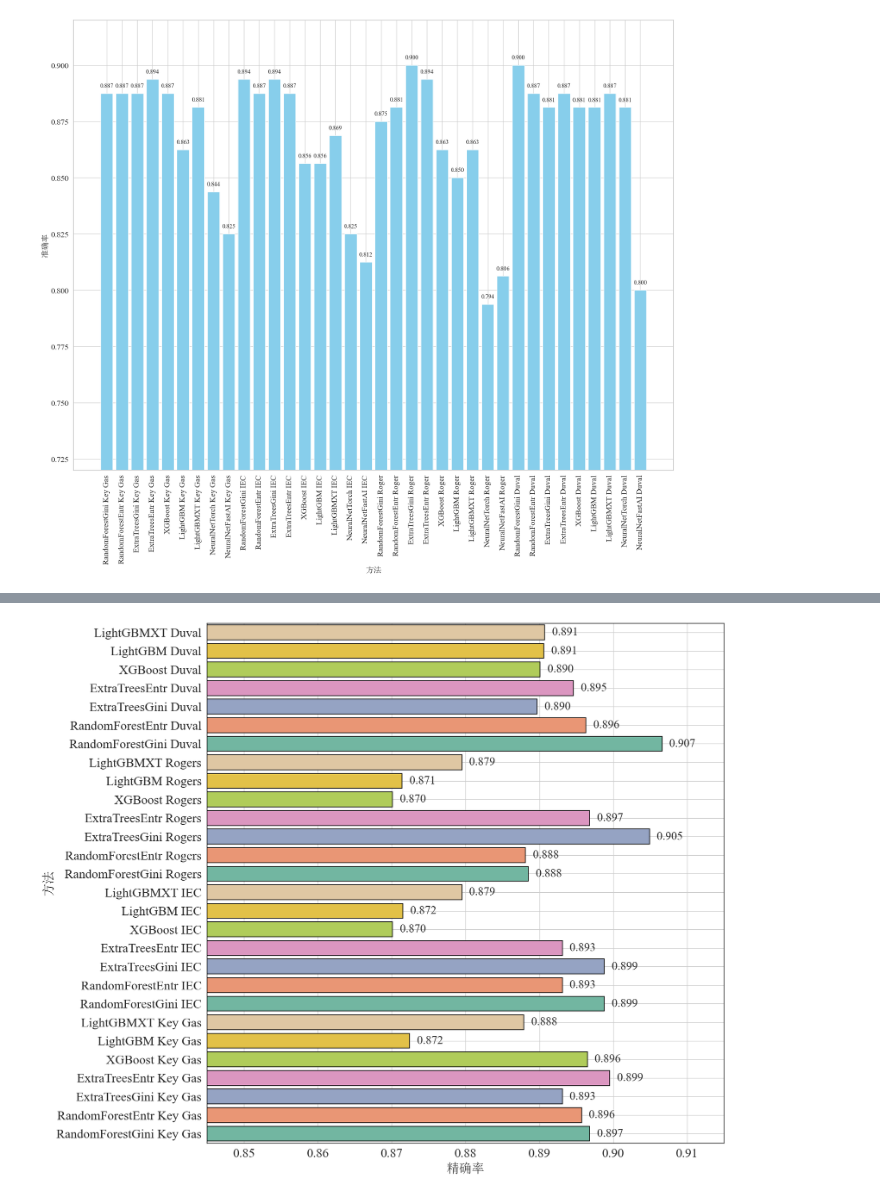
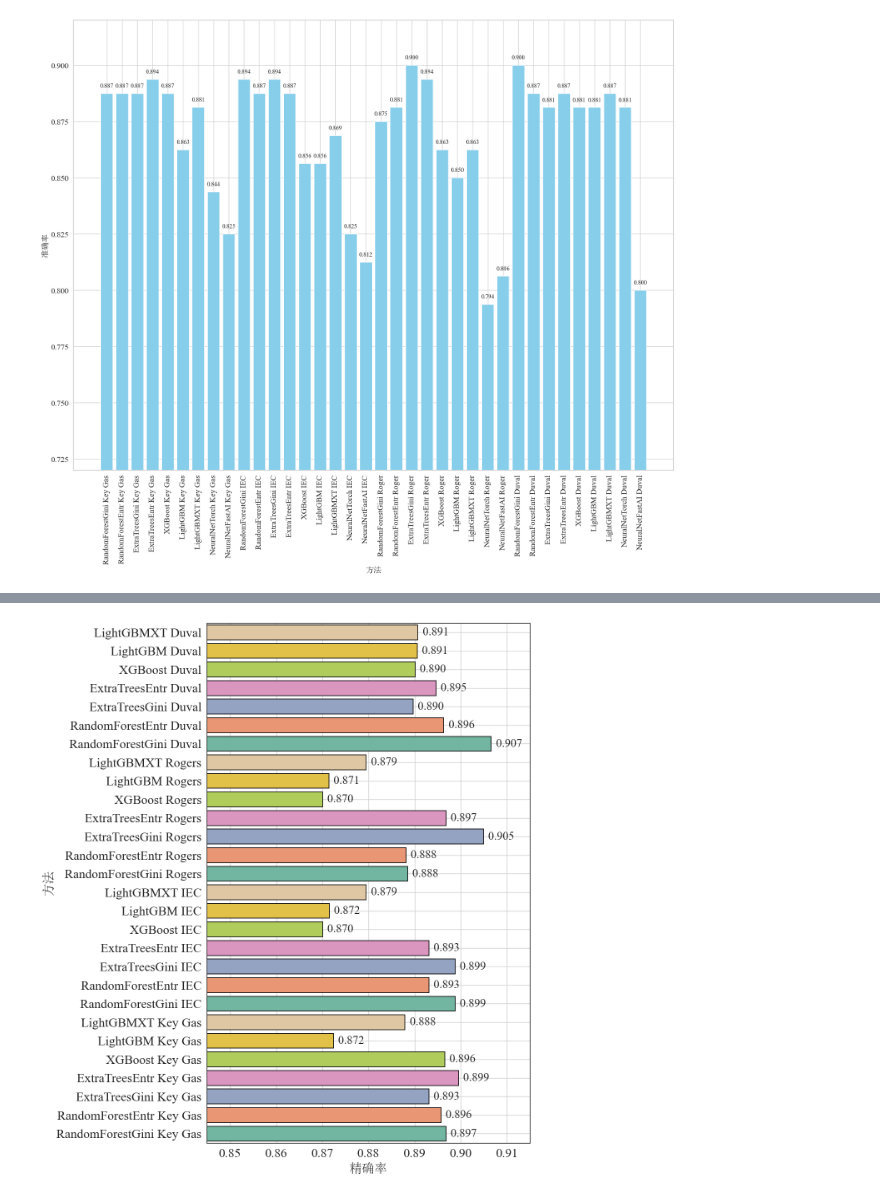
Before and after one commit to Sihan0229/DGA, a Jupyter notebook: Dissolved-Gas-Analysis/figure_show.ipynb, the cells around one changed output, grey strips where cells are left out. Cells and saved outputs as stored; diff of their text form; code cells hidden in the pictures.

```diff
--- a/Dissolved-Gas-Analysis/figure_show.ipynb
+++ b/Dissolved-Gas-Analysis/figure_show.ipynb
@@ -871,32 +871,32 @@ df['颜色'] = df['模型'].map(model_color_map)
 import seaborn as sns
 sns.set(style="whitegrid")
 
 # 绘图
-plt.figure(figsize=(16, 16))
+plt.figure(figsize=(10, 16))
 bars = plt.barh(df['方法'], df['Precision'], color=df['颜色'],
         edgecolor='black',      # 添加边框
         linewidth=1.2)
 
 # 添加数值标签
 for bar in bars:
     width = bar.get_width()
     plt.text(width + 0.001, bar.get_y() + bar.get_height()/2, f'{width:.3f}',
              va='center', ha='left', fontsize=20, fontproperties=font_en)
 
 # 坐标轴设置
 plt.ylabel('方法', fontsize=22, fontproperties=font_cn)
 plt.xlabel('精确率', fontsize=22, fontproperties=font_cn)
 plt.yticks(fontsize=22, fontproperties=font_en)
 plt.xticks(fontsize=22, fontproperties=font_en)
 plt.xlim(0.845, 0.915)
 plt.ylim(-0.5, len(df) - 0.5)
 #plt.tight_layout(pad=0)
 plt.subplots_adjust(top=0.8, bottom=0.02)
 ax = plt.gca()  # 获取当前坐标轴
 for spine in ax.spines.values():
     spine.set_edgecolor('black')  # 设置边框颜色
     spine.set_linewidth(1.0)      # 设置边框粗细
 
 plt.show()
 # %% [output]
-[figure, old version]
+[figure, new version]
```
Also changed, not shown: parts of 3 cells of this notebook.
